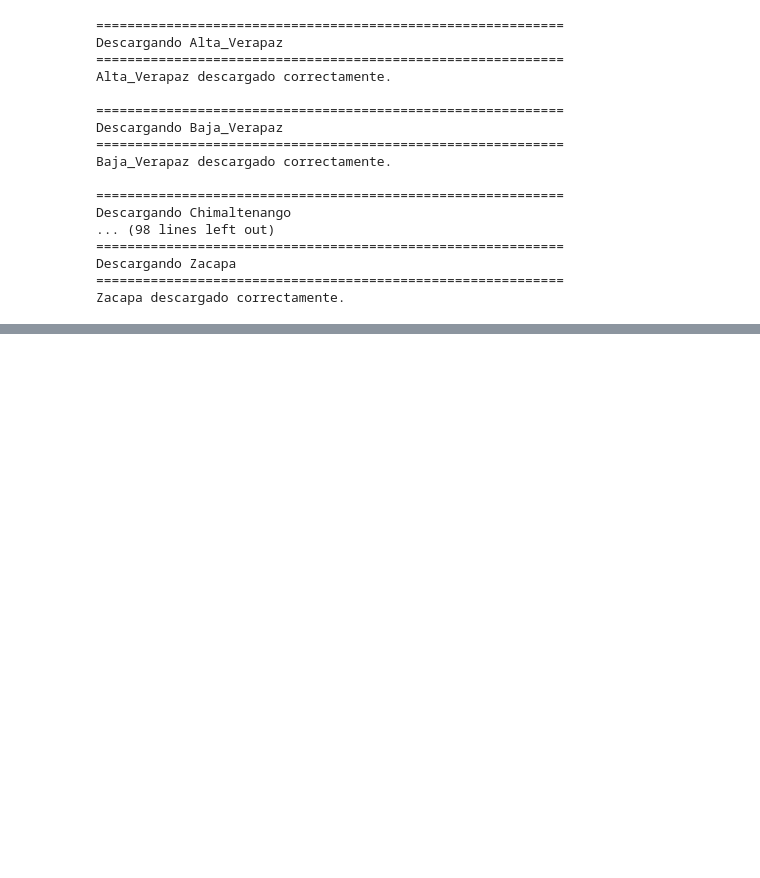
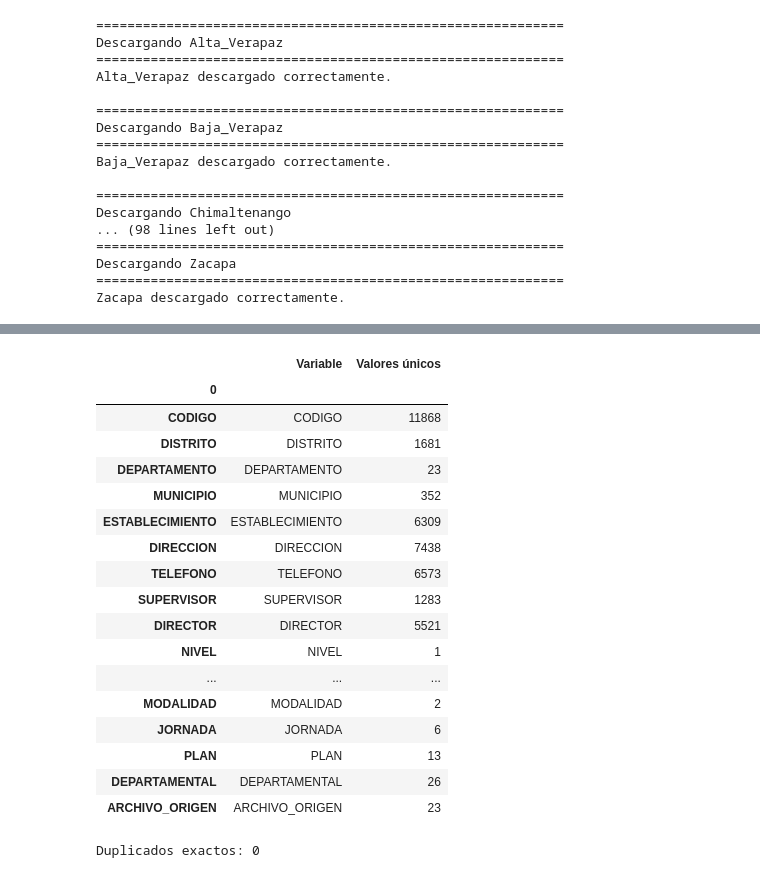
Before and after one commit to Emadlgg/Data_Science, a Jupyter notebook: Proyecto1/Proyecto1.ipynb, the cells around one changed output, grey strips where cells are left out. Saved outputs shown, nothing was run; the diff lists cells and outputs as text; code cells hidden in the pictures; blank space fills up the shorter version.

```diff
--- a/Proyecto1/Proyecto1.ipynb
+++ b/Proyecto1/Proyecto1.ipynb
@@ -269,0 +539,32 @@ Proceso finalizado.
+# %%
+unicos = pd.DataFrame({
+    "Variable": df_raw.columns,
+    "Valores únicos": df_raw.nunique()
+})
+
+unicos
+# %% [output]
+|  | Variable | Valores únicos |
+| 0 |  |  |
+| CODIGO | CODIGO | 11868 |
+| DISTRITO | DISTRITO | 1681 |
+| DEPARTAMENTO | DEPARTAMENTO | 23 |
+| MUNICIPIO | MUNICIPIO | 352 |
+| ESTABLECIMIENTO | ESTABLECIMIENTO | 6309 |
+| DIRECCION | DIRECCION | 7438 |
+| TELEFONO | TELEFONO | 6573 |
+| SUPERVISOR | SUPERVISOR | 1283 |
+| DIRECTOR | DIRECTOR | 5521 |
+| NIVEL | NIVEL | 1 |
+| ... | ... | ... |
+| MODALIDAD | MODALIDAD | 2 |
+| JORNADA | JORNADA | 6 |
+| PLAN | PLAN | 13 |
+| DEPARTAMENTAL | DEPARTAMENTAL | 26 |
+| ARCHIVO_ORIGEN | ARCHIVO_ORIGEN | 23 |
+# %%
+duplicados = df_raw.duplicated().sum()
+
+print(f"Duplicados exactos: {duplicados}")
+# %% [output]
+Duplicados exactos: 0
```
Also changed, not shown: parts of 22 cells of this notebook, 1 other file.
